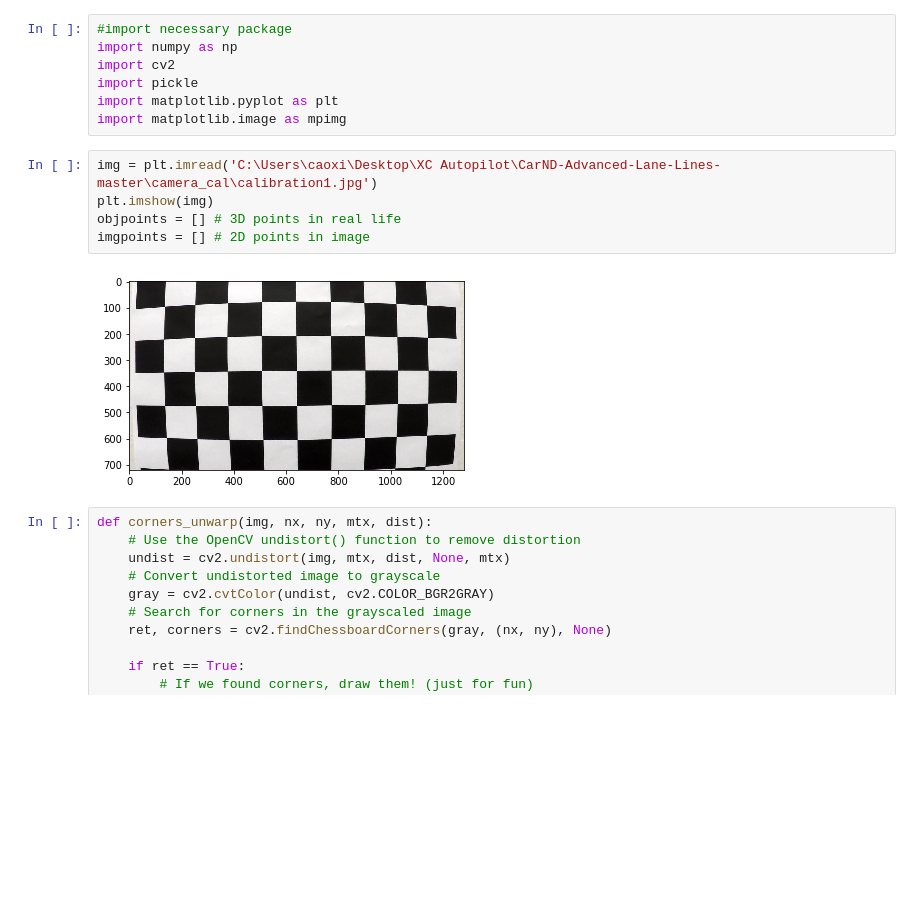
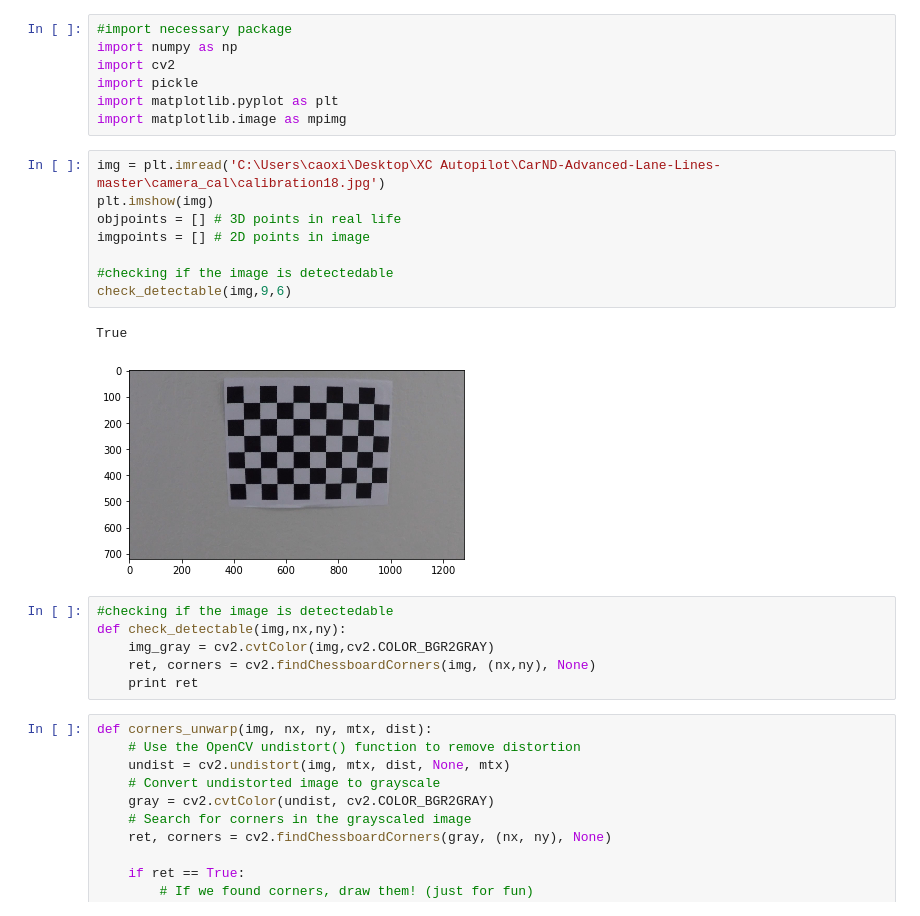
Before and after one commit to oRESANo/Udacity-CarND-Advanced-Lane-Lines, a Jupyter notebook: p2.ipynb, the cells around one changed output. Saved outputs shown, nothing was run; the diff lists cells and outputs as text; blank space fills up the shorter version.

Commit message:
update camera calibration feature

```diff
--- a/p2.ipynb
+++ b/p2.ipynb
@@ -6,12 +6,22 @@ import pickle
 import matplotlib.pyplot as plt
 import matplotlib.image as mpimg
 # %%
-img = plt.imread('C:\Users\caoxi\Desktop\XC Autopilot\CarND-Advanced-Lane-Lines-master\camera_cal\calibration1.jpg')
+img = plt.imread('C:\Users\caoxi\Desktop\XC Autopilot\CarND-Advanced-Lane-Lines-master\camera_cal\calibration18.jpg')
 plt.imshow(img)
 objpoints = [] # 3D points in real life
 imgpoints = [] # 2D points in image
+
+#checking if the image is detectedable
+check_detectable(img,9,6)
 # %% [output]
+True
-[figure, old version]
+[figure, new version]
+# %%
+#checking if the image is detectedable
+def check_detectable(img,nx,ny):
+    img_gray = cv2.cvtColor(img,cv2.COLOR_BGR2GRAY)
+    ret, corners = cv2.findChessboardCorners(img, (nx,ny), None)
+    print ret
 # %%
 def corners_unwarp(img, nx, ny, mtx, dist):
     # Use the OpenCV undistort() function to remove distortion
```
Also changed, not shown: parts of 3 cells of this notebook.
